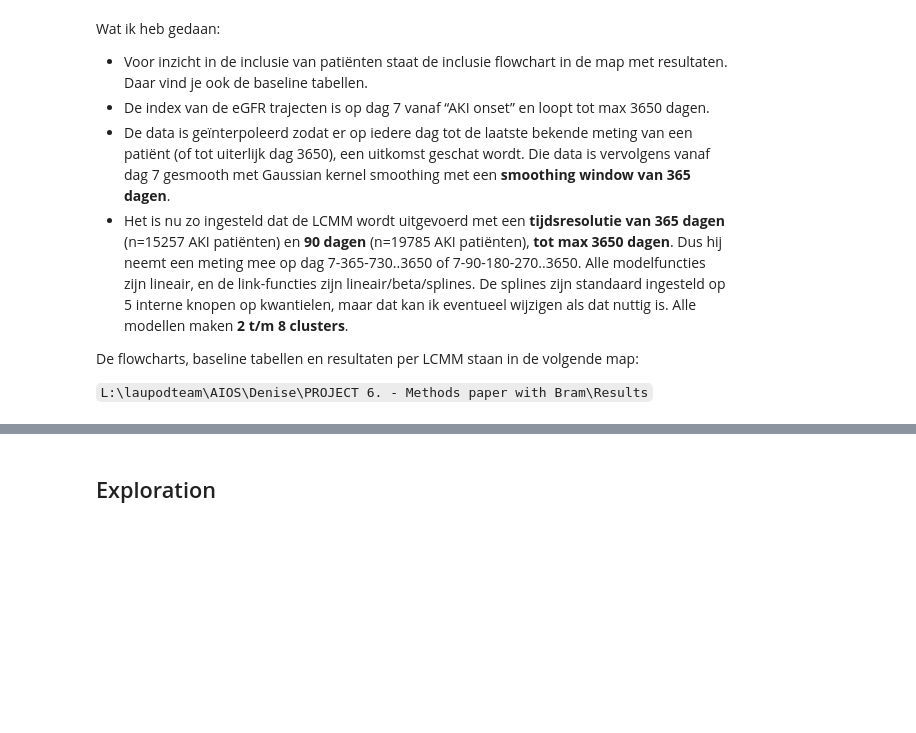
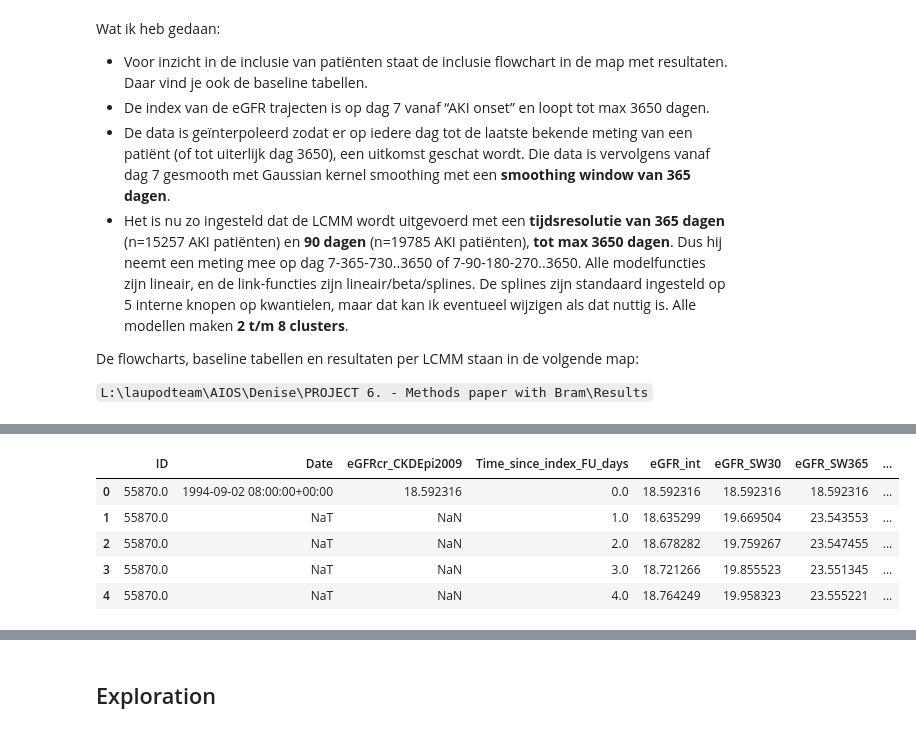
Before and after one commit to bramiozo/TimEx, a Jupyter notebook: sandbox/clustering_AKI_crossectional.ipynb, the cells around one changed output, grey strips where cells are left out. Cells and saved outputs as stored; diff of their text form; code cells hidden in the pictures; blank space fills up the shorter version.

```diff
--- a/sandbox/clustering_AKI_crossectional.ipynb
+++ b/sandbox/clustering_AKI_crossectional.ipynb
@@ -89 +83,10 @@ ts_data = pd.read_parquet("data_preparation_DV_final_for_LCMM_19785AKIpatients_F
+# %%
+ts_data.head()
+# %% [output]
+|  | ID | Date | eGFRcr_CKDEpi2009 | Time_since_index_FU_days | eGFR_int | eGFR_SW30 | eGFR_SW365 | ... |
+| 0 | 55870.0 | 1994-09-02 08:00:00+00:00 | 18.592316 | 0.0 | 18.592316 | 18.592316 | 18.592316 | ... |
+| 1 | 55870.0 | NaT | NaN | 1.0 | 18.635299 | 19.669504 | 23.543553 | ... |
+| 2 | 55870.0 | NaT | NaN | 2.0 | 18.678282 | 19.759267 | 23.547455 | ... |
+| 3 | 55870.0 | NaT | NaN | 3.0 | 18.721266 | 19.855523 | 23.551345 | ... |
+| 4 | 55870.0 | NaT | NaN | 4.0 | 18.764249 | 19.958323 | 23.555221 | ... |
 # %%
```
Also changed, not shown: parts of 13 cells of this notebook, 2 other files.
